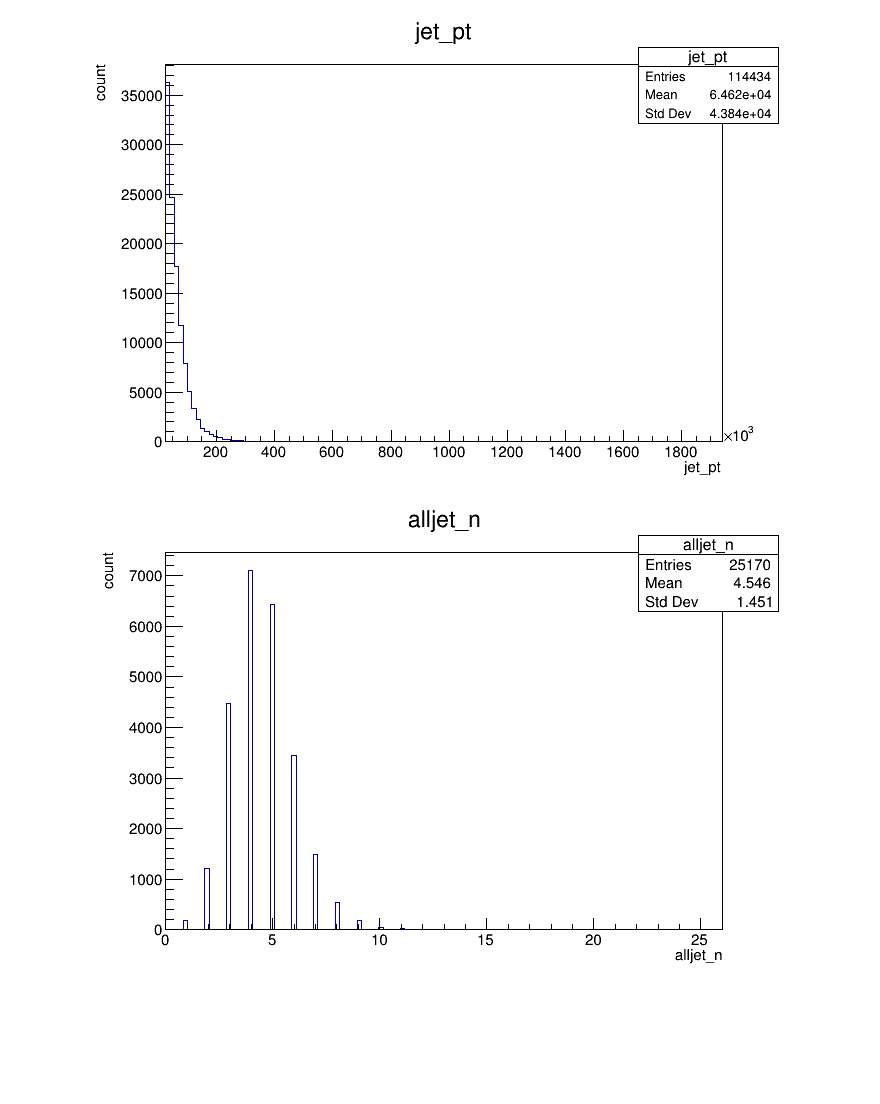
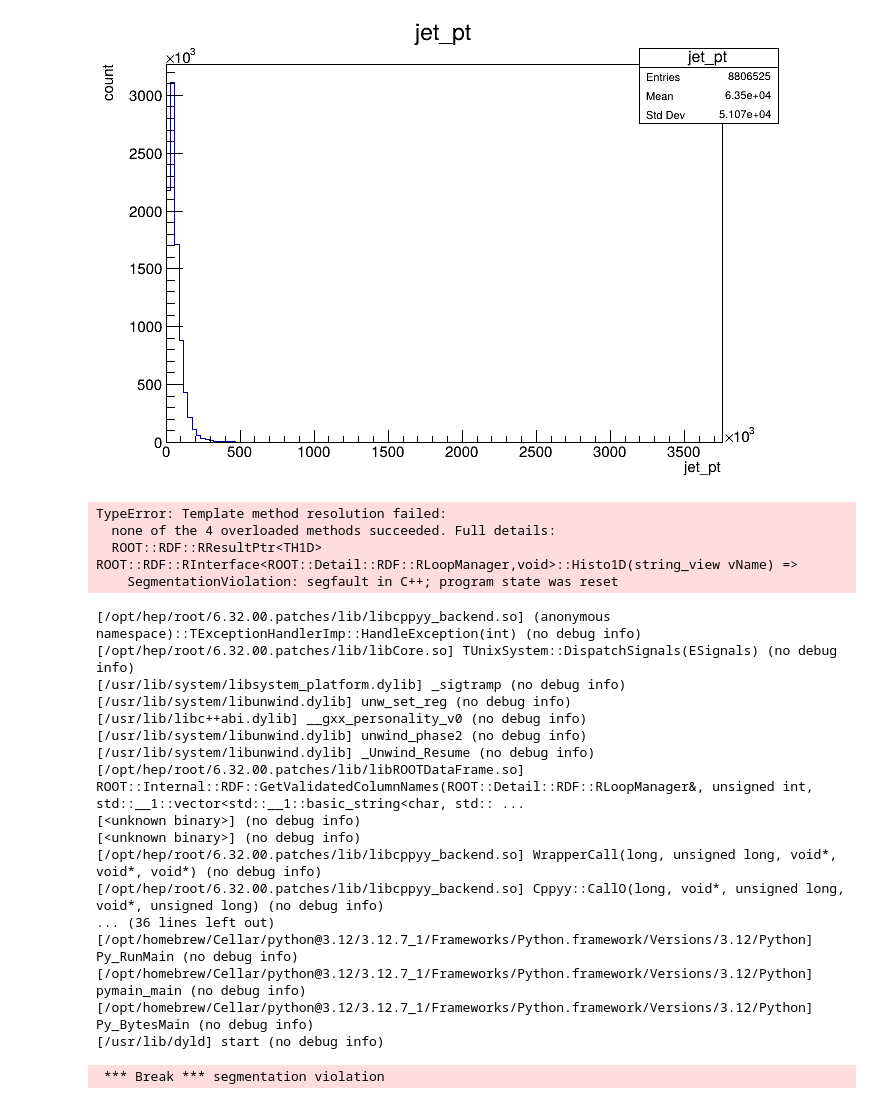
Before and after one commit to shefmarkh/ROOTSheffieldTeachingMaterial2020, a Jupyter notebook: Lecture5/Lecture5.ipynb, the cells around one changed output. Cells and saved outputs as stored; diff of their text form; code cells hidden in the pictures; blank space fills up the shorter version.

```diff
--- a/Lecture5/Lecture5.ipynb
+++ b/Lecture5/Lecture5.ipynb
@@ -16,25 +14,44 @@ can.Draw()
 # %%
 %%cpp
 //Another way to do the same thing uses a RDataFrame
-//Note we have to explicitly load the library we need - its NOT loaded by default in CLING
-gSystem->Load("$ROOTSYS/lib/libROOTDataFrame.so");
-ROOT::RDataFrame myDataFrame("mini;1", "http://opendata.atlas.cern/release/samples/MC/mc_117049.ttbar_had.root");
+ROOT::RDataFrame myDataFrame("mini;1", "https://atlas-opendata.web.cern.ch/Legacy13TeV/2lep/MC/mc_410000.ttbar_lep.2lep.root");
 auto myHist = myDataFrame.Histo1D("jet_pt");
 can.Clear();
 myHist->Draw();
 can.Draw()
 # %% [output]
-[figure, old version]
+[figure, new version]
 # %%
 #Lets repeat in python
 from ROOT import RDataFrame, TCanvas
-myPythonDataFrame = RDataFrame("mini;1", "http://opendata.atlas.cern/release/samples/MC/mc_117049.ttbar_had.root")
-myPythonHist = myPythonDataFrame.Histo1D("alljet_n")
+myPythonDataFrame = RDataFrame("mini;1", "https://atlas-opendata.web.cern.ch/Legacy13TeV/2lep/MC/mc_410000.ttbar_lep.2lep.root")
+myPythonHist = myPythonDataFrame.Histo1D("jet_n")
 myPythonCanvas = TCanvas()
 myPythonHist.Draw()
 myPythonCanvas.Draw()
 # %% [output]
-[figure, removed]
+TypeError: Template method resolution failed:
+  none of the 4 overloaded methods succeeded. Full details:
+  ROOT::RDF::RResultPtr<TH1D> ROOT::RDF::RInterface<ROOT::Detail::RDF::RLoopManager,void>::Histo1D(string_view vName) =>
+    SegmentationViolation: segfault in C++; program state was reset
+[/opt/hep/root/6.32.00.patches/lib/libcppyy_backend.so] (anonymous namespace)::TExceptionHandlerImp::HandleException(int) (no debug info)
+[/opt/hep/root/6.32.00.patches/lib/libCore.so] TUnixSystem::DispatchSignals(ESignals) (no debug info)
+[/usr/lib/system/libsystem_platform.dylib] _sigtramp (no debug info)
+[/usr/lib/system/libunwind.dylib] unw_set_reg (no debug info)
+[/usr/lib/libc++abi.dylib] __gxx_personality_v0 (no debug info)
+[/usr/lib/system/libunwind.dylib] unwind_phase2 (no debug info)
+[/usr/lib/system/libunwind.dylib] _Unwind_Resume (no debug info)
+[/opt/hep/root/6.32.00.patches/lib/libROOTDataFrame.so] ROOT::Internal::RDF::GetValidatedColumnNames(ROOT::Detail::RDF::RLoopManager&, unsigned int, std::__1::vector<std::__1::basic_string<char, std:: ...
+[<unknown binary>] (no debug info)
+[<unknown binary>] (no debug info)
+[/opt/hep/root/6.32.00.patches/lib/libcppyy_backend.so] WrapperCall(long, unsigned long, void*, void*, void*) (no debug info)
+[/opt/hep/root/6.32.00.patches/lib/libcppyy_backend.so] Cppyy::CallO(long, void*, unsigned long, void*, unsigned long) (no debug info)
+... (36 lines left out)
+[/opt/homebrew/Cellar/python@3.12/3.12.7_1/Frameworks/Python.framework/Versions/3.12/Python] Py_RunMain (no debug info)
+[/opt/homebrew/Cellar/python@3.12/3.12.7_1/Frameworks/Python.framework/Versions/3.12/Python] pymain_main (no debug info)
+[/opt/homebrew/Cellar/python@3.12/3.12.7_1/Frameworks/Python.framework/Versions/3.12/Python] Py_BytesMain (no debug info)
+[/usr/lib/dyld] start (no debug info)
+ *** Break *** segmentation violation
 # %%
 #We see above the number of jets varies by event
 #What if we want to plot the jet_pt for events with exactly four jets?
```
Also changed, not shown: parts of 8 cells of this notebook.
